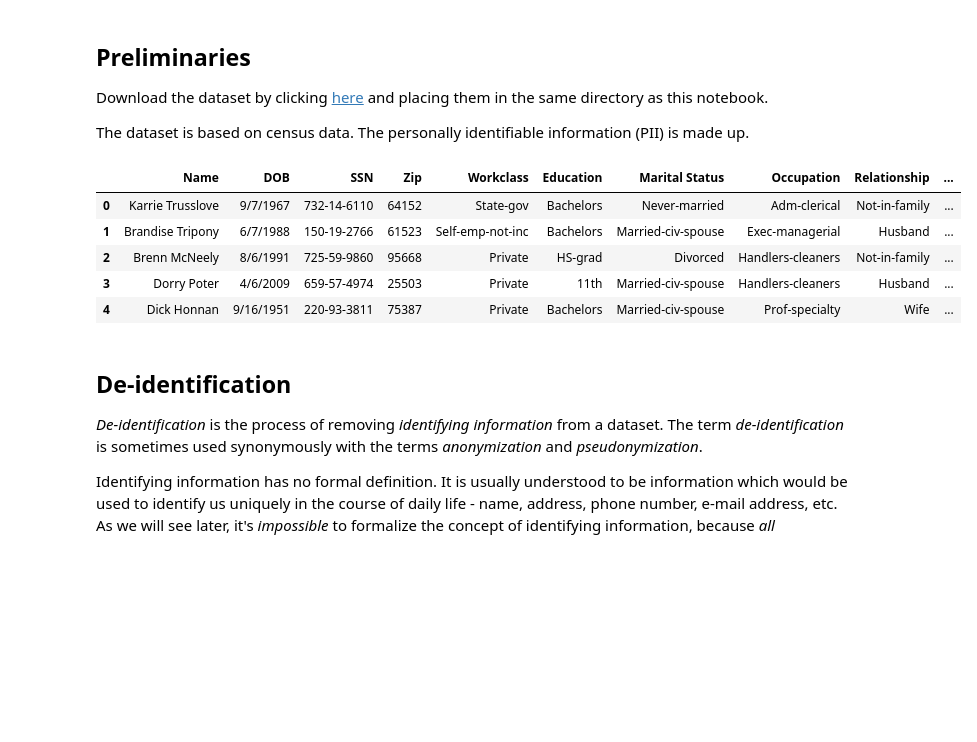
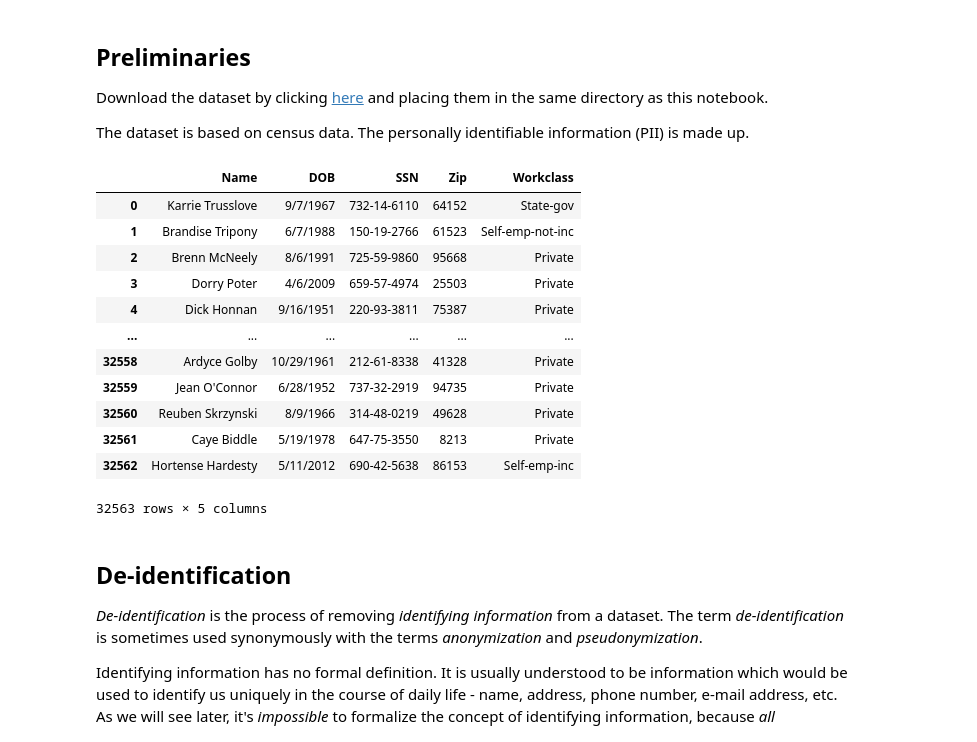
Before and after one commit to uvm-plaid/programming-dp, a Jupyter notebook: _sources/ch1.ipynb, the cells around one changed output. Cells and saved outputs as stored; diff of their text form; code cells hidden in the pictures; blank space fills up the shorter version.

```diff
--- a/_sources/ch1.ipynb
+++ b/_sources/ch1.ipynb
@@ -66,14 +66,21 @@ import numpy as np
 import matplotlib.pyplot as plt
 # %%
 adult = pd.read_csv("adult_with_pii.csv")
-adult.head()
+adult.iloc[:, :5]
 # %% [output]
-|  | Name | DOB | SSN | Zip | Workclass | Education | Marital Status | Occupation | Relationship | ... |
-| 0 | Karrie Trusslove | 9/7/1967 | 732-14-6110 | 64152 | State-gov | Bachelors | Never-married | Adm-clerical | Not-in-family | ... |
-| 1 | Brandise Tripony | 6/7/1988 | 150-19-2766 | 61523 | Self-emp-not-inc | Bachelors | Married-civ-spouse | Exec-managerial | Husband | ... |
-| 2 | Brenn McNeely | 8/6/1991 | 725-59-9860 | 95668 | Private | HS-grad | Divorced | Handlers-cleaners | Not-in-family | ... |
-| 3 | Dorry Poter | 4/6/2009 | 659-57-4974 | 25503 | Private | 11th | Married-civ-spouse | Handlers-cleaners | Husband | ... |
-| 4 | Dick Honnan | 9/16/1951 | 220-93-3811 | 75387 | Private | Bachelors | Married-civ-spouse | Prof-specialty | Wife | ... |
+|  | Name | DOB | SSN | Zip | Workclass |
+| 0 | Karrie Trusslove | 9/7/1967 | 732-14-6110 | 64152 | State-gov |
+| 1 | Brandise Tripony | 6/7/1988 | 150-19-2766 | 61523 | Self-emp-not-inc |
+| 2 | Brenn McNeely | 8/6/1991 | 725-59-9860 | 95668 | Private |
+| 3 | Dorry Poter | 4/6/2009 | 659-57-4974 | 25503 | Private |
+| 4 | Dick Honnan | 9/16/1951 | 220-93-3811 | 75387 | Private |
+| ... | ... | ... | ... | ... | ... |
+| 32558 | Ardyce Golby | 10/29/1961 | 212-61-8338 | 41328 | Private |
+| 32559 | Jean O'Connor | 6/28/1952 | 737-32-2919 | 94735 | Private |
+| 32560 | Reuben Skrzynski | 8/9/1966 | 314-48-0219 | 49628 | Private |
+| 32561 | Caye Biddle | 5/19/1978 | 647-75-3550 | 8213 | Private |
+| 32562 | Hortense Hardesty | 5/11/2012 | 690-42-5638 | 86153 | Self-emp-inc |
+32563 rows × 5 columns
 # %% [markdown]
 ## De-identification
 
```
Also changed, not shown: parts of 4 cells of this notebook, 3 other files.
